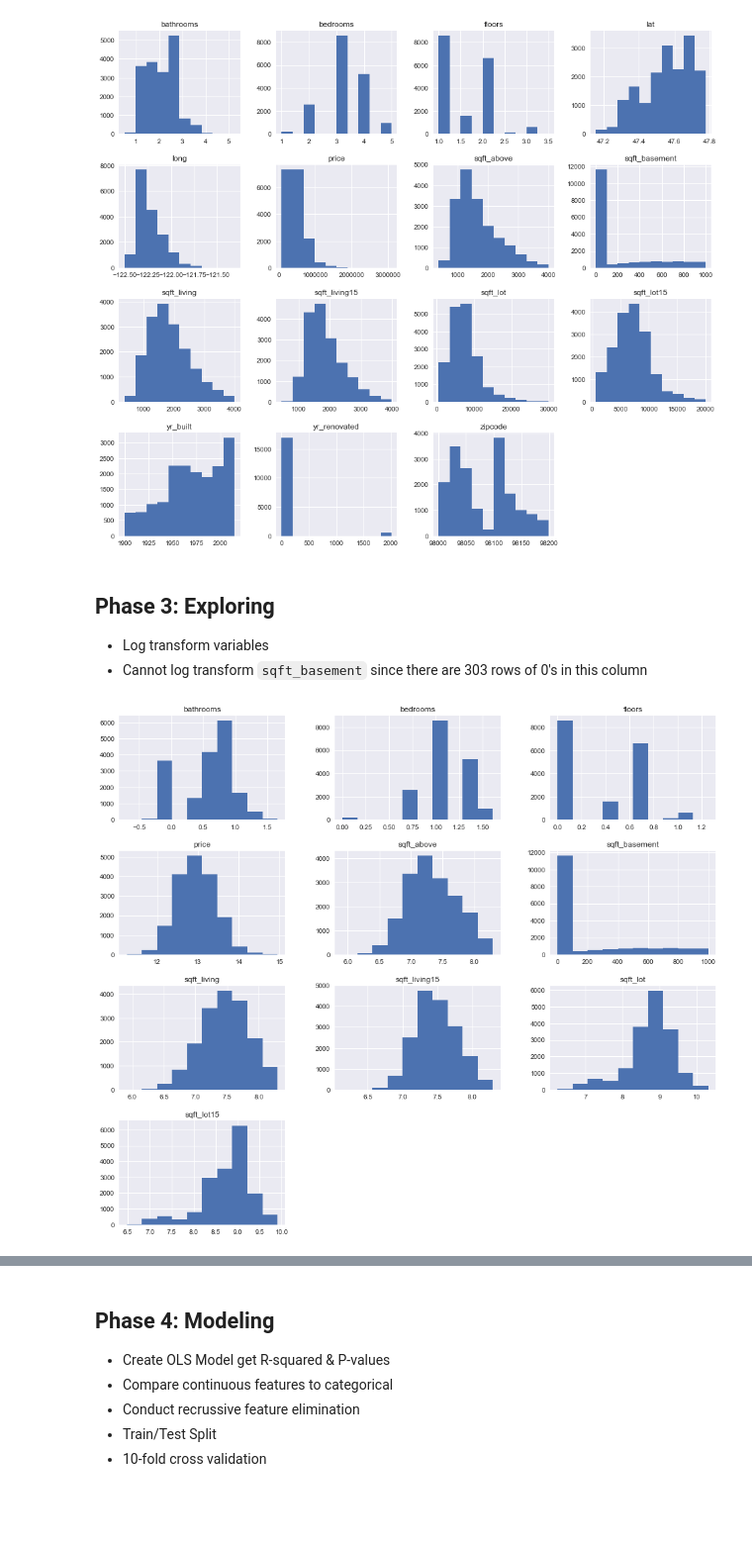
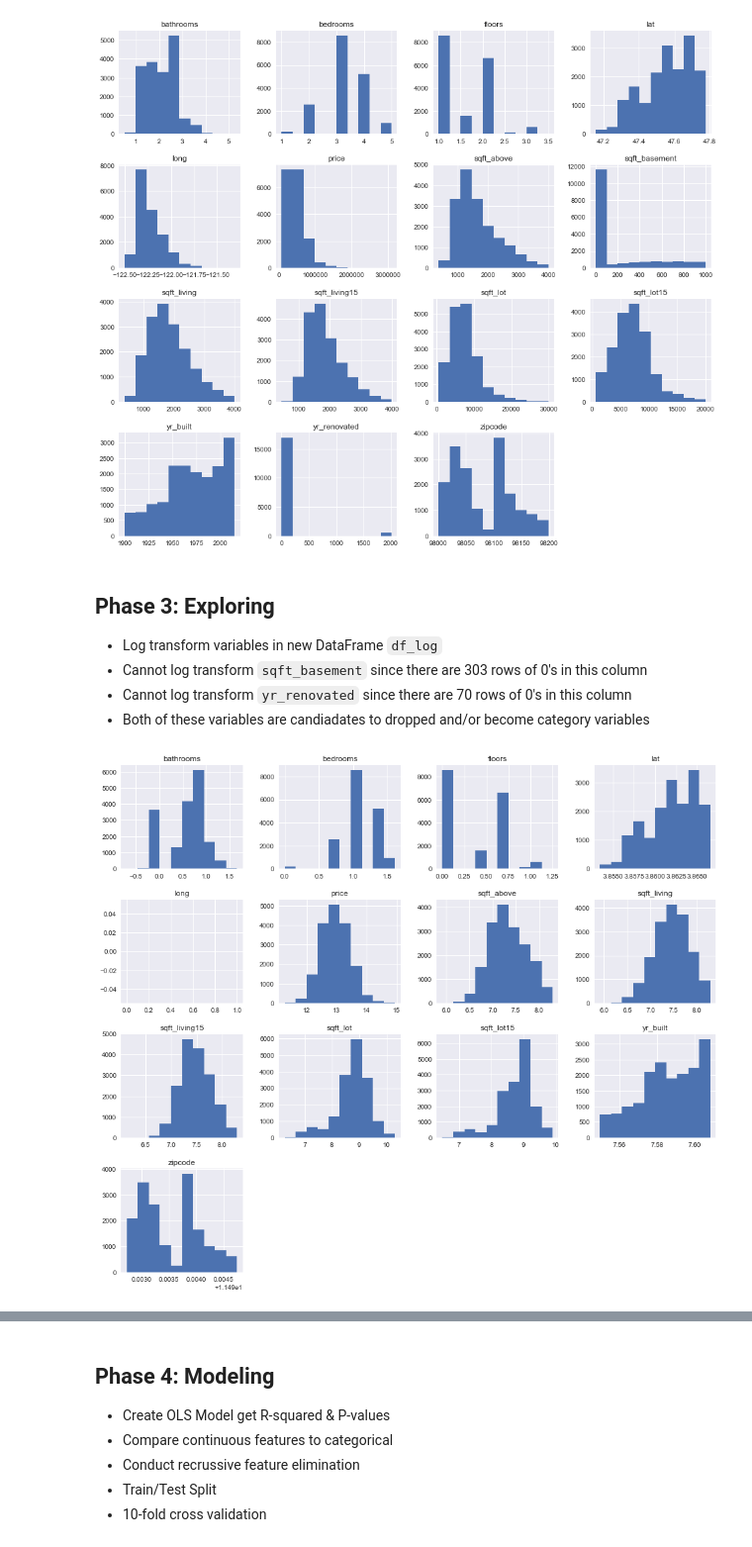
Before and after one commit to chelseapower/dsc-1-final-project-online-ds-pt-011419, a Jupyter notebook: student.ipynb, the cells around one changed output, grey strips where cells are left out. Shown at 99% size. Drawn from its saved outputs; the diff is of its cells as text; code cells hidden in the pictures; blank space fills up the shorter version.

```diff
--- a/student.ipynb
+++ b/student.ipynb
@@ -301,22 +301,31 @@ df_pred.hist(figsize = [16, 14]);
 # %% [markdown]
 ## Phase 3: Exploring
 
-* Log transform variables
+* Log transform variables in new DataFrame `df_log`
 * Cannot log transform `sqft_basement` since there are 303 rows of 0's in this column
+* Cannot log transform `yr_renovated` since there are 70 rows of 0's in this column
+* Both of these variables are candiadates to dropped and/or become category variables
 # %%
 # Log transform variables
-df_log= pd.DataFrame([])
+
+df_log = pd.DataFrame([])
 df_log["bedrooms"] = np.log(df_pred["bedrooms"])
 df_log["bathrooms"] = np.log(df_pred["bathrooms"])
 df_log["floors"] = np.log(df_pred["floors"])
+df_log["lat"] = np.log(df_pred["lat"])
+df_log["long"] = np.log(df_pred["long"])
 df_log["price"] = np.log(df_pred["price"])
 df_log["sqft_above"] = np.log(df_pred["sqft_above"])
-#sqft_basement variable is not log transformed because it has 0's in it
-df_log["sqft_basement"] = df_pred["sqft_basement"]
+# sqft_basement variable is not log transformed because it has 0's in it
+# consider making sqft_basement a category
 df_log["sqft_living"] = np.log(df_pred["sqft_living"])
 df_log["sqft_living15"] = np.log(df_pred["sqft_living15"])
 df_log["sqft_lot"] = np.log(df_pred["sqft_lot"])
 df_log["sqft_lot15"] = np.log(df_pred["sqft_lot15"])
+df_log["yr_built"] = np.log(df_pred["yr_built"])
+# yr_renovated variable is not log transformed because it has 0's in it
+# consider making a new category with yr_renovated
+df_log["zipcode"] = np.log(df_pred["zipcode"])
 df_log.hist(figsize  = [16, 14]);
 # %% [output]
-[figure, old version]
+[figure, new version]
```
Also changed, not shown: parts of 45 cells of this notebook, 3 other files.
